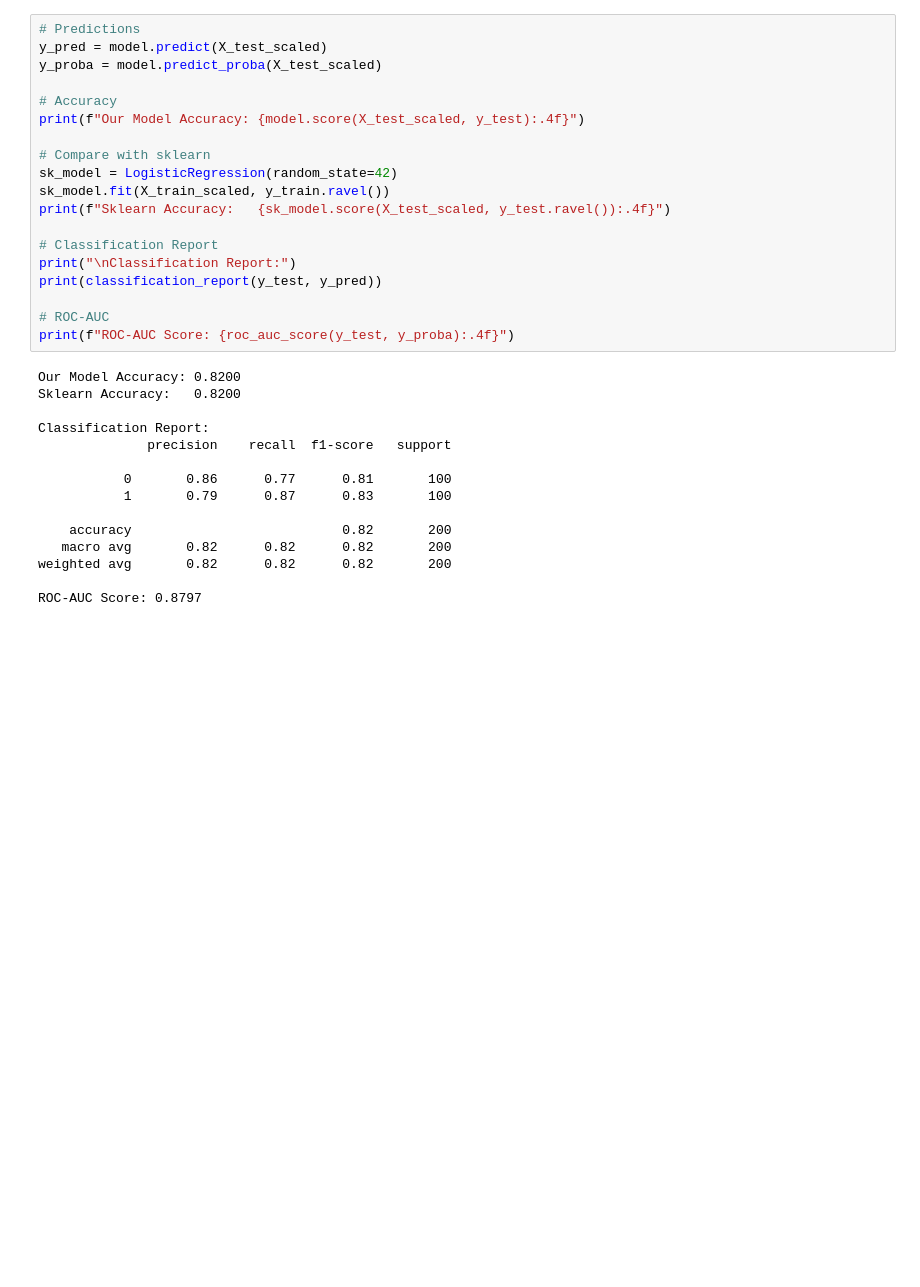
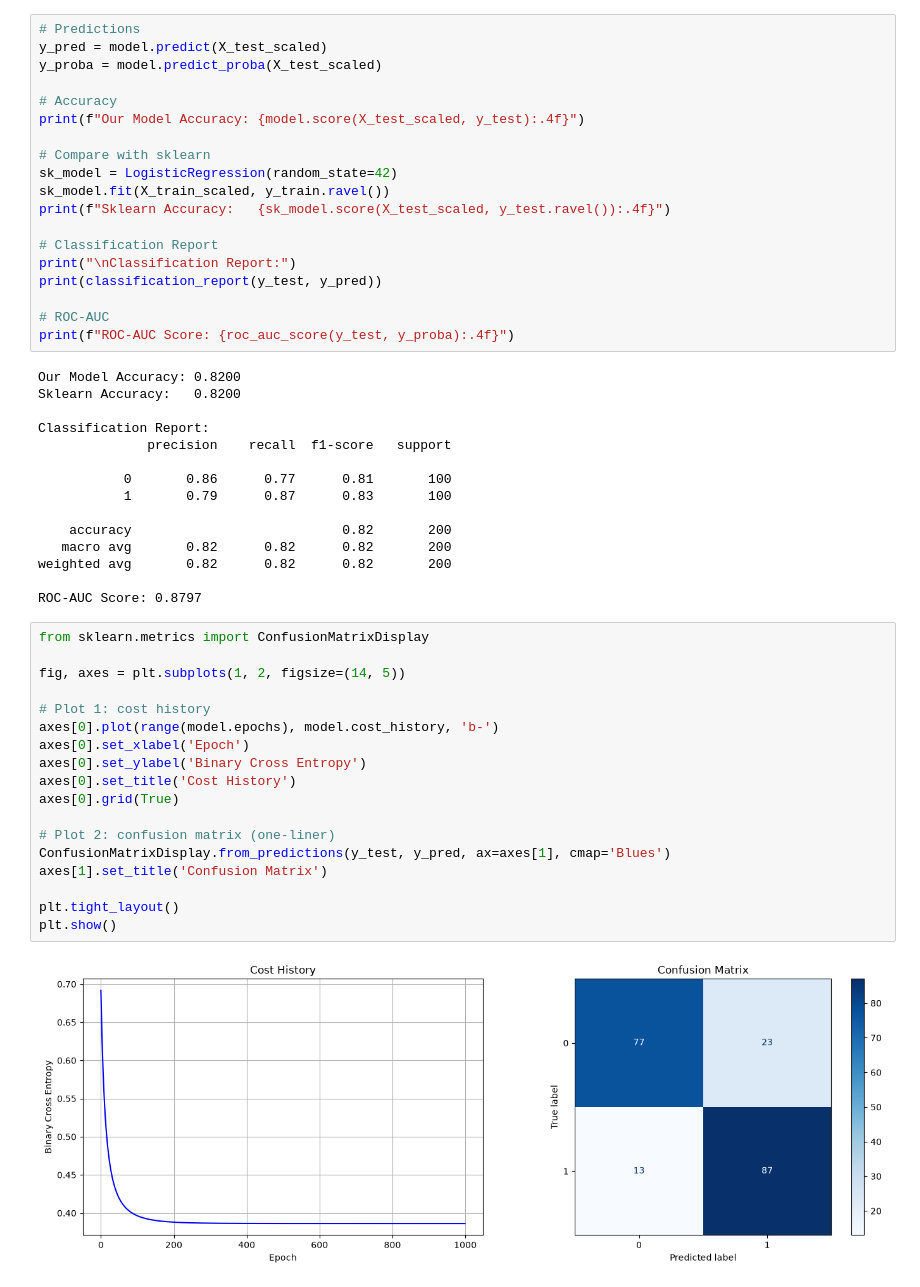
Before and after one commit to nevilsolanki26-afk/applied-ML, a Jupyter notebook: 03_Logistic_regression.ipynb, the cells around one changed output. Cells and saved outputs as stored; diff of their text form; blank space fills up the shorter version.

```diff
--- a/03_Logistic_regression.ipynb
+++ b/03_Logistic_regression.ipynb
@@ -190,3 +190,23 @@ Classification Report:
 weighted avg       0.82      0.82      0.82       200
 
 ROC-AUC Score: 0.8797
+# %%
+from sklearn.metrics import ConfusionMatrixDisplay
+
+fig, axes = plt.subplots(1, 2, figsize=(14, 5))
+
+# Plot 1: cost history
+axes[0].plot(range(model.epochs), model.cost_history, 'b-')
+axes[0].set_xlabel('Epoch')
+axes[0].set_ylabel('Binary Cross Entropy')
+axes[0].set_title('Cost History')
+axes[0].grid(True)
+
+# Plot 2: confusion matrix (one-liner)
+ConfusionMatrixDisplay.from_predictions(y_test, y_pred, ax=axes[1], cmap='Blues')
+axes[1].set_title('Confusion Matrix')
+
+plt.tight_layout()
+plt.show()
+# %% [output]
+[figure, added]
```
Also changed, not shown: parts of 3 cells of this notebook.
